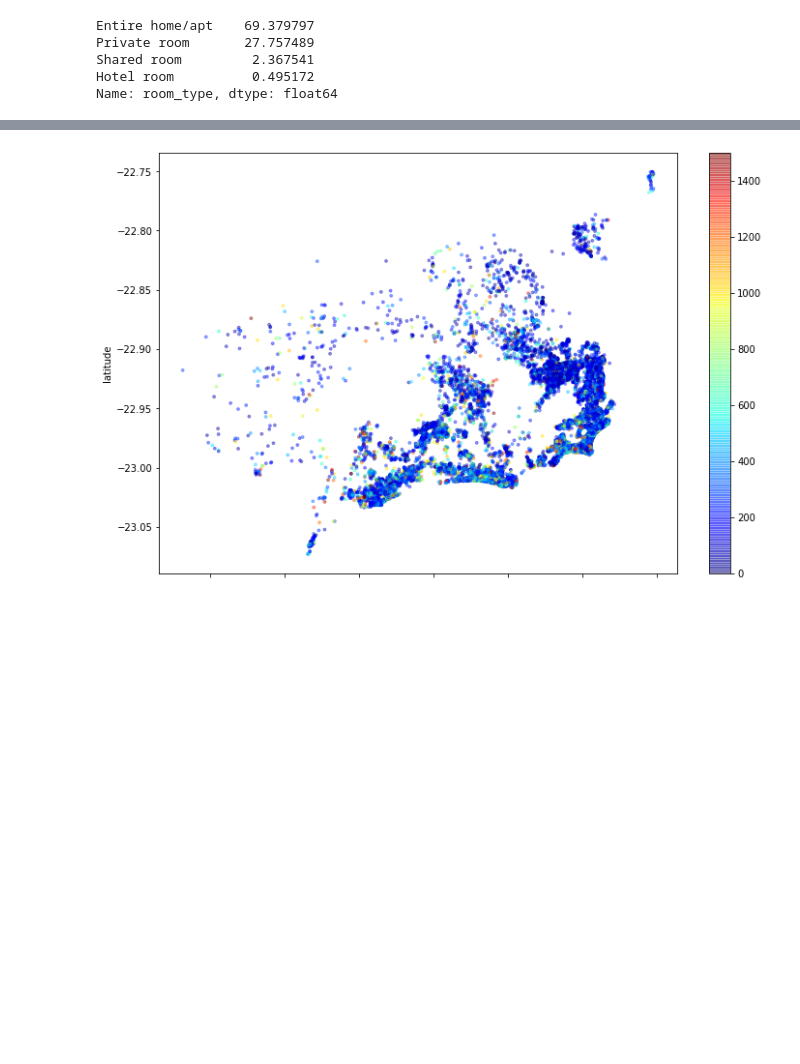
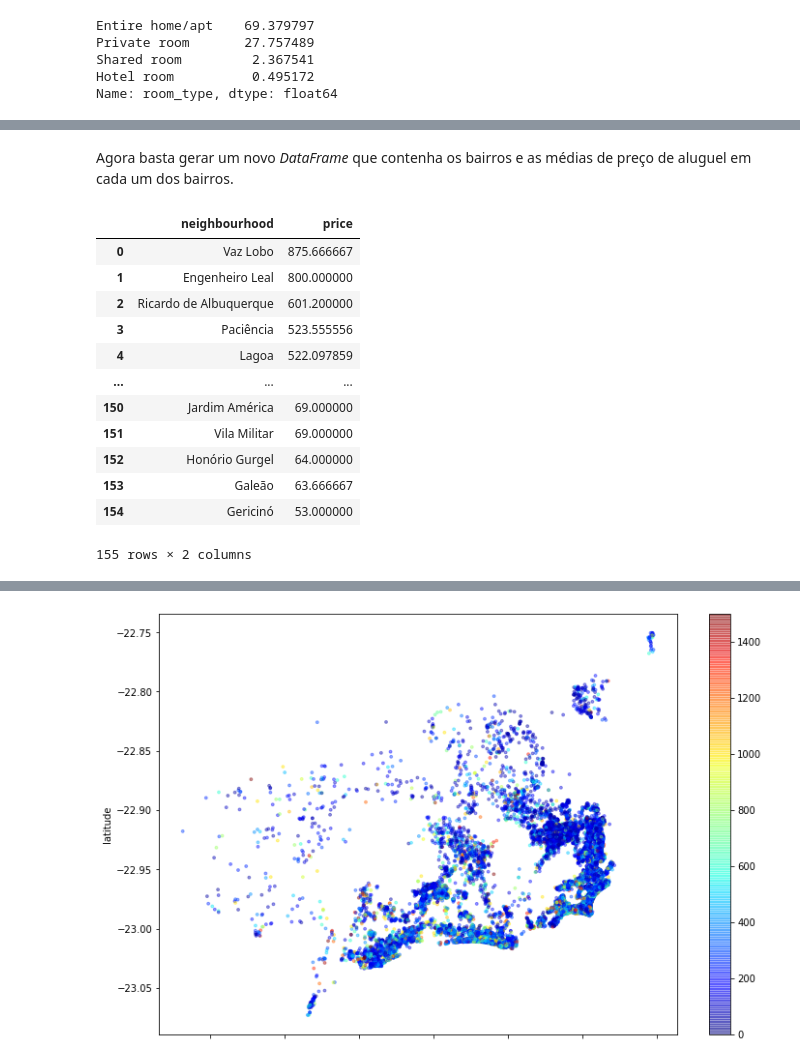
Before and after one commit to gabrielurbanin/analise-airbnb-rj, a Jupyter notebook: analise_airbnb.ipynb, the cells around one changed output, grey strips where cells are left out. Drawn from its saved outputs; the diff is of its cells as text; code cells hidden in the pictures; blank space fills up the shorter version.

```diff
--- a/analise_airbnb.ipynb
+++ b/analise_airbnb.ipynb
@@ -306,0 +392,19 @@ df_clean[df_clean.neighbourhood == 'Vaz Lobo']
+# %% [markdown]
+Agora basta gerar um novo _DataFrame_ que contenha os bairros e as médias de preço de aluguel em cada um dos bairros.
+# %%
+df_mean_price = df_clean.groupby('neighbourhood').price.mean().sort_values(ascending = False).to_frame().reset_index()
+df_mean_price
+# %% [output]
+|  | neighbourhood | price |
+| 0 | Vaz Lobo | 875.666667 |
+| 1 | Engenheiro Leal | 800.000000 |
+| 2 | Ricardo de Albuquerque | 601.200000 |
+| 3 | Paciência | 523.555556 |
+| 4 | Lagoa | 522.097859 |
+| ... | ... | ... |
+| 150 | Jardim América | 69.000000 |
+| 151 | Vila Militar | 69.000000 |
+| 152 | Honório Gurgel | 64.000000 |
+| 153 | Galeão | 63.666667 |
+| 154 | Gericinó | 53.000000 |
+155 rows × 2 columns
```
Also changed, not shown: parts of 28 cells of this notebook.
